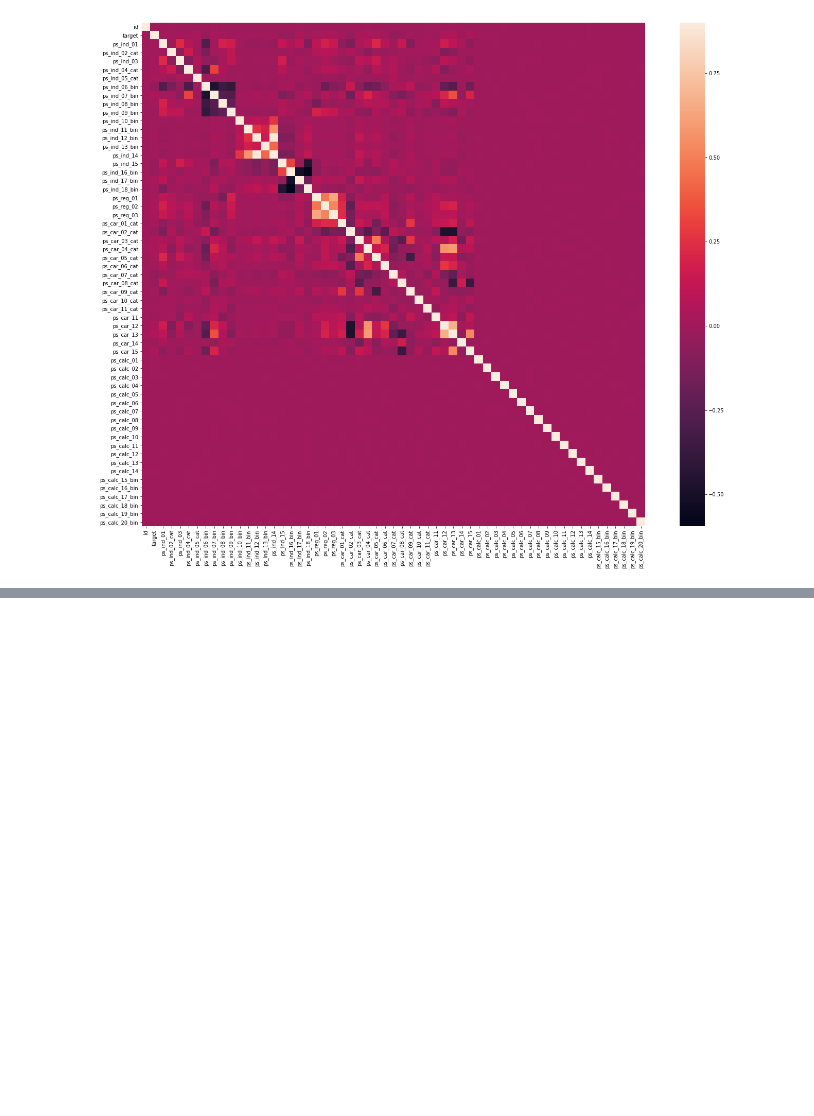
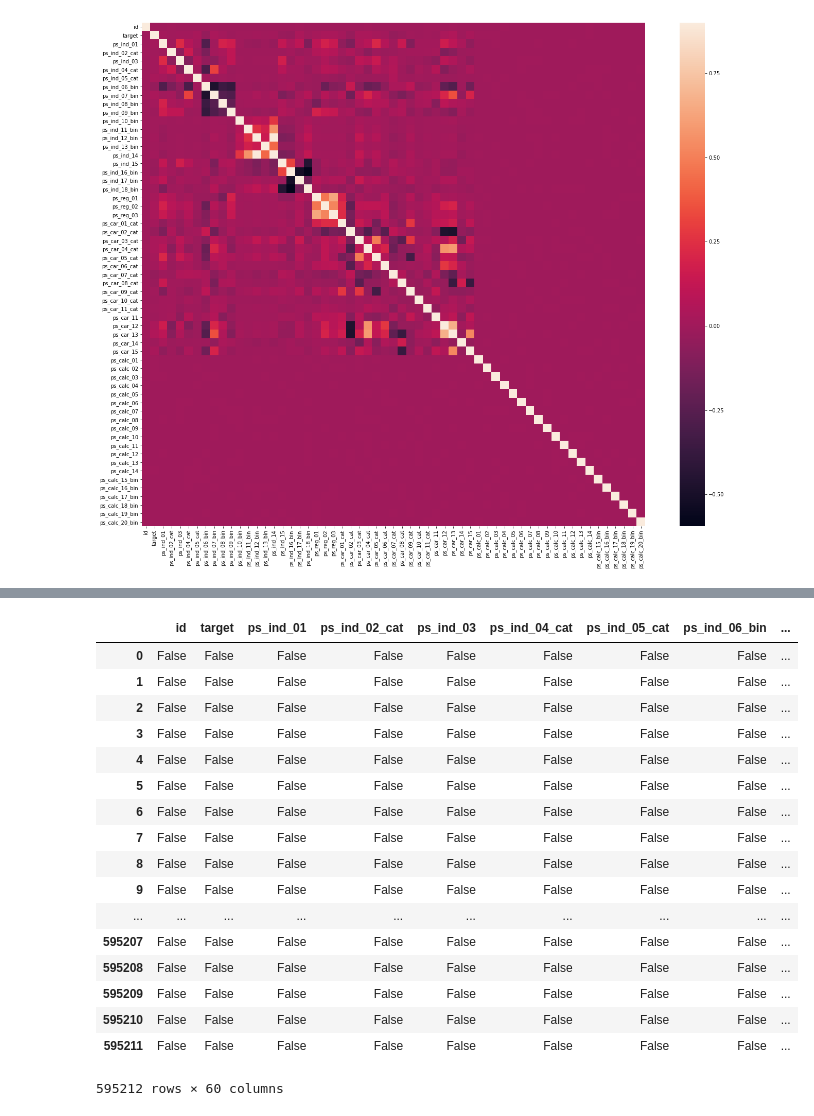
Before and after one commit to takuya-tokumoto/Elo-Merchant-Category-Recommendation-Help-understand-customer-loyalty, a Jupyter notebook: notebooks/eda.ipynb, the cells around one changed output, grey strips where cells are left out. Cells and saved outputs as stored; diff of their text form; code cells hidden in the pictures; blank space fills up the shorter version.

```diff
--- a/notebooks/eda.ipynb
+++ b/notebooks/eda.ipynb
@@ -124,0 +174,24 @@ sns.heatmap(corrmat, vmax=0.9, square=True)
+# %%
+train['missing'] = (train==-1).sum(axis=1).astype(float)
+test['missing'] = (test==-1).sum(axis=1).astype(float)
+# %%
+(train==-1)
+# %% [output]
+|  | id | target | ps_ind_01 | ps_ind_02_cat | ps_ind_03 | ps_ind_04_cat | ps_ind_05_cat | ps_ind_06_bin | ... |
+| 0 | False | False | False | False | False | False | False | False | ... |
+| 1 | False | False | False | False | False | False | False | False | ... |
+| 2 | False | False | False | False | False | False | False | False | ... |
+| 3 | False | False | False | False | False | False | False | False | ... |
+| 4 | False | False | False | False | False | False | False | False | ... |
+| 5 | False | False | False | False | False | False | False | False | ... |
+| 6 | False | False | False | False | False | False | False | False | ... |
+| 7 | False | False | False | False | False | False | False | False | ... |
+| 8 | False | False | False | False | False | False | False | False | ... |
+| 9 | False | False | False | False | False | False | False | False | ... |
+| ... | ... | ... | ... | ... | ... | ... | ... | ... | ... |
+| 595207 | False | False | False | False | False | False | False | False | ... |
+| 595208 | False | False | False | False | False | False | False | False | ... |
+| 595209 | False | False | False | False | False | False | False | False | ... |
+| 595210 | False | False | False | False | False | False | False | False | ... |
+| 595211 | False | False | False | False | False | False | False | False | ... |
+595212 rows × 60 columns
```
Also changed, not shown: parts of 6 cells of this notebook.
